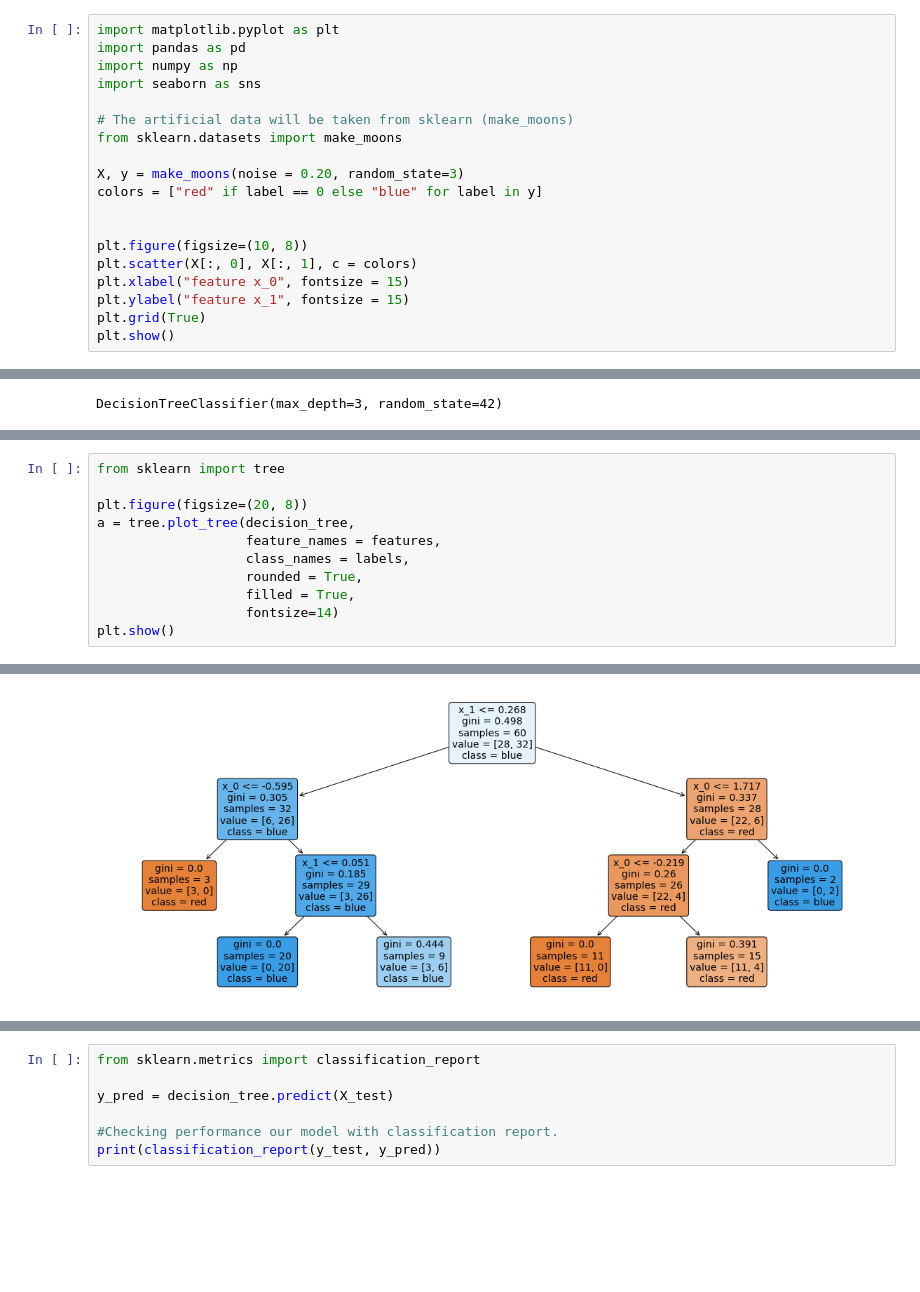
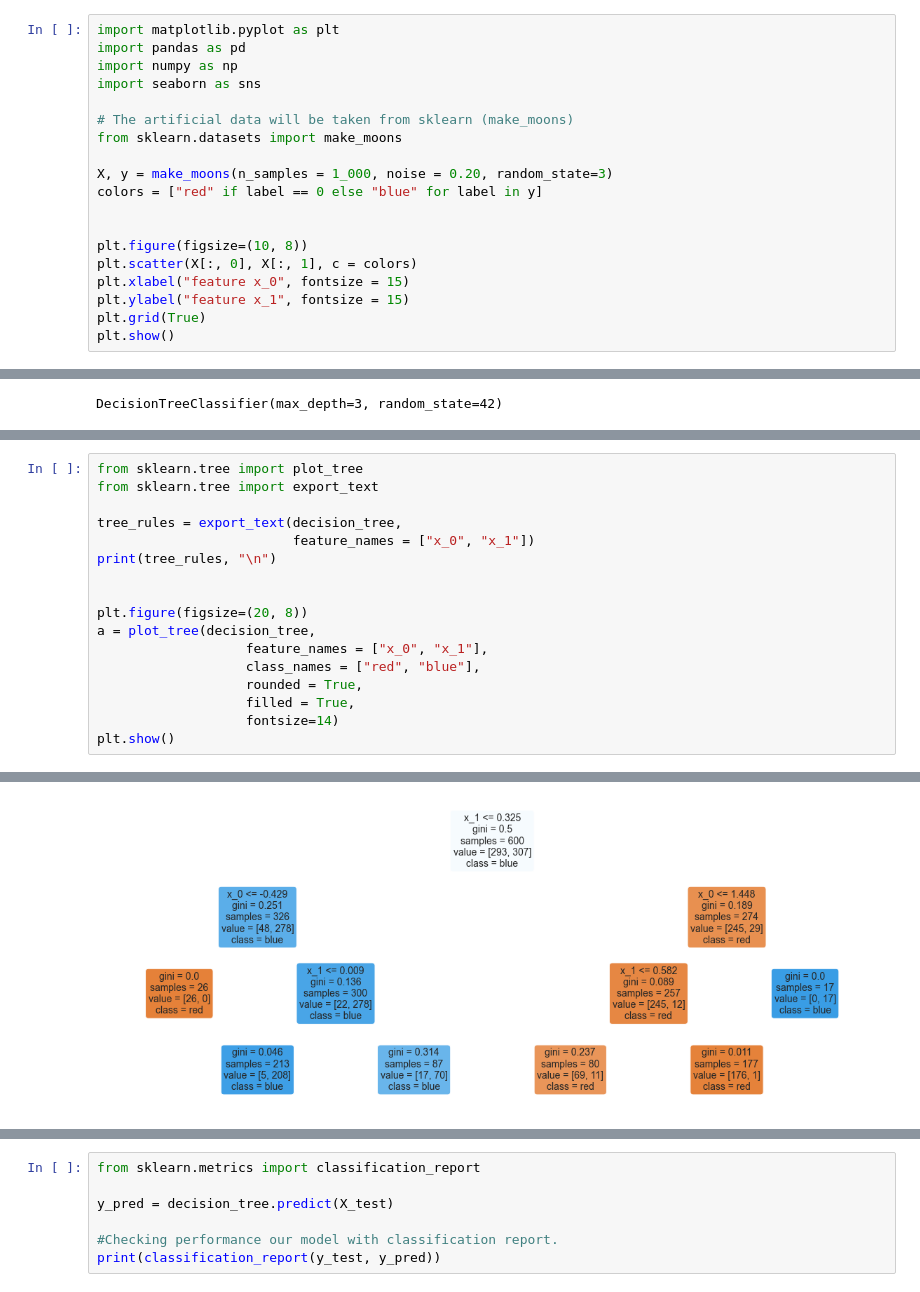
Before and after one commit to RandyRDavila/Data_Science_and_Machine_Learning_Spring_2022, a Jupyter notebook: Lecture_8/Lecture_8_1.ipynb, the cells around one changed output, grey strips where cells are left out. Saved outputs shown, nothing was run; the diff lists cells and outputs as text; blank space fills up the shorter version.

```diff
--- a/Lecture_8/Lecture_8_1.ipynb
+++ b/Lecture_8/Lecture_8_1.ipynb
@@ -30,7 +32,7 @@ import seaborn as sns
 # The artificial data will be taken from sklearn (make_moons)
 from sklearn.datasets import make_moons
 
-X, y = make_moons(noise = 0.20, random_state=3)
+X, y = make_moons(n_samples = 1_000, noise = 0.20, random_state=3)
 colors = ["red" if label == 0 else "blue" for label in y]
 
 
@@ -74,10 +94,16 @@ DecisionTreeClassifier(max_depth=3, random_state=42)
 # %%
-from sklearn import tree
+from sklearn.tree import plot_tree
+from sklearn.tree import export_text
+
+tree_rules = export_text(decision_tree,
+                         feature_names = ["x_0", "x_1"])
+print(tree_rules, "\n")
+
 
 plt.figure(figsize=(20, 8))
-a = tree.plot_tree(decision_tree,
-                   feature_names = features,
-                   class_names = labels,
+a = plot_tree(decision_tree,
+                   feature_names = ["x_0", "x_1"],
+                   class_names = ["red", "blue"],
                    rounded = True,
                    filled = True,
                    fontsize=14)
@@ -86 +128 @@ plt.show()
-[figure, old version]
+[figure, new version]
```
Also changed, not shown: parts of 13 cells of this notebook, 1 other file.
